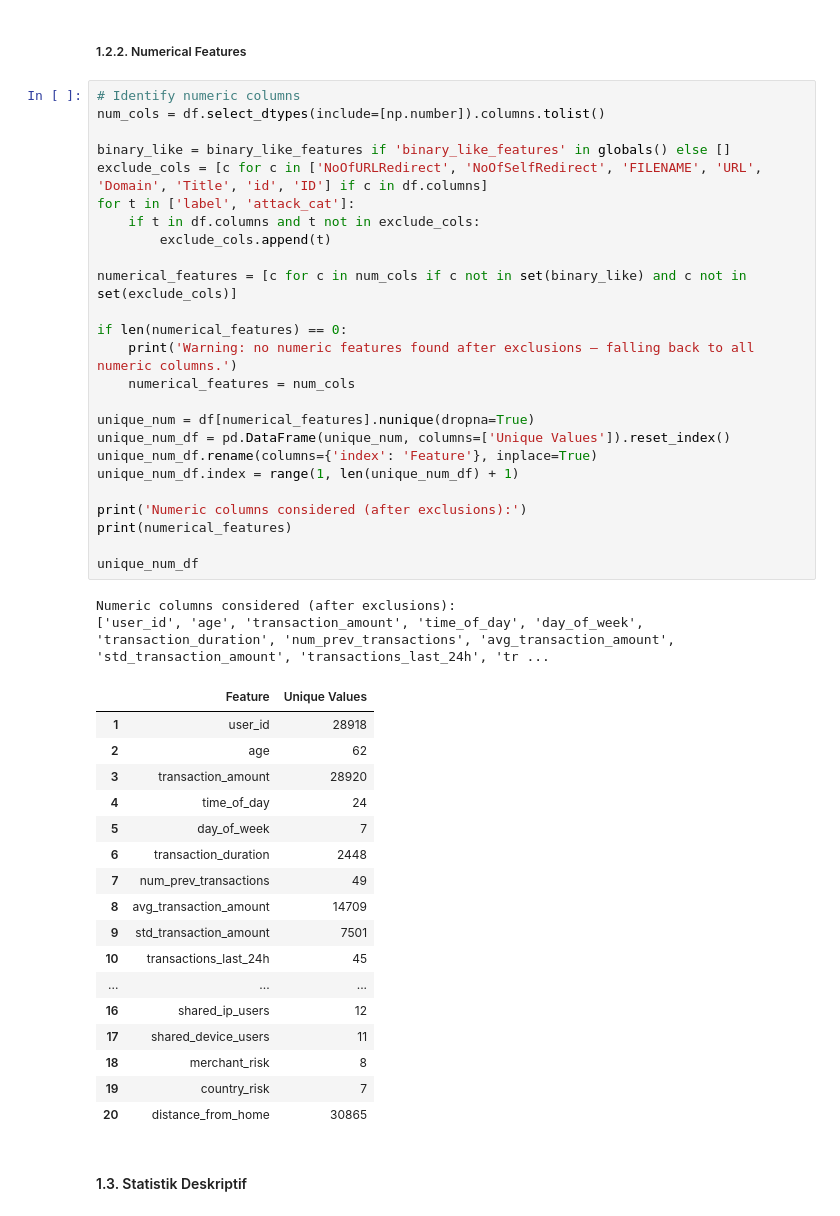
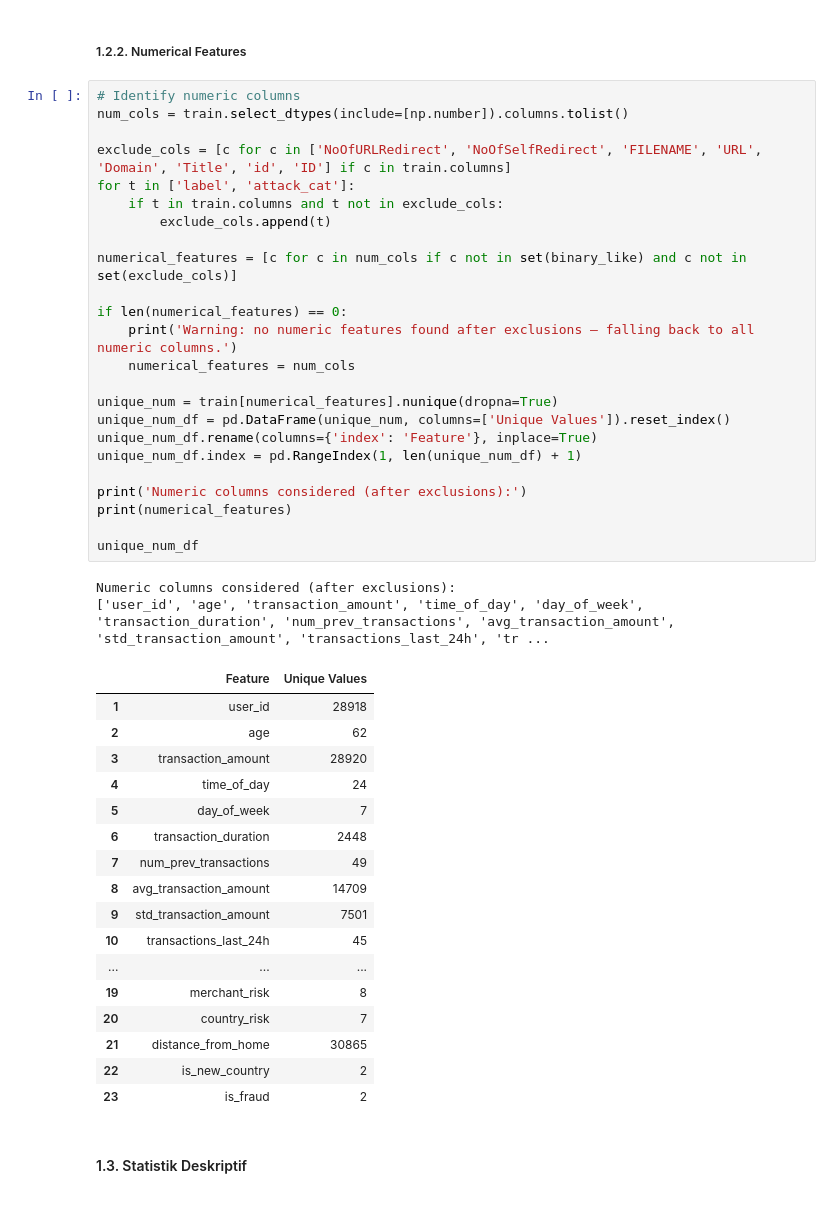
Before and after one commit to wiijaakk/IF3070_Tubes2_AbyuDAIya-Ganbatte, a Jupyter notebook: IF3070 Dasar Artificial Intelligence _ Tugas Besar 2 Notebook.ipynb, the cells around one changed output. Cells and saved outputs as stored; diff of their text form.

```diff
--- a/IF3070 Dasar Artificial Intelligence _ Tugas Besar 2 Notebook.ipynb
+++ b/IF3070 Dasar Artificial Intelligence _ Tugas Besar 2 Notebook.ipynb
@@ -223,49 +203,48 @@ Number of Unique Values for Categorical Features (including detected 0/1/NaN num
 ##### 1.2.2. Numerical Features
 # %%
 # Identify numeric columns
-num_cols = df.select_dtypes(include=[np.number]).columns.tolist()
+num_cols = train.select_dtypes(include=[np.number]).columns.tolist()
 
-binary_like = binary_like_features if 'binary_like_features' in globals() else []
-exclude_cols = [c for c in ['NoOfURLRedirect', 'NoOfSelfRedirect', 'FILENAME', 'URL', 'Domain', 'Title', 'id', 'ID'] if c in df.columns]
+exclude_cols = [c for c in ['NoOfURLRedirect', 'NoOfSelfRedirect', 'FILENAME', 'URL', 'Domain', 'Title', 'id', 'ID'] if c in train.columns]
 for t in ['label', 'attack_cat']:
-    if t in df.columns and t not in exclude_cols:
+    if t in train.columns and t not in exclude_cols:
         exclude_cols.append(t)
 
 numerical_features = [c for c in num_cols if c not in set(binary_like) and c not in set(exclude_cols)]
 
 if len(numerical_features) == 0:
     print('Warning: no numeric features found after exclusions — falling back to all numeric columns.')
     numerical_features = num_cols
 
-unique_num = df[numerical_features].nunique(dropna=True)
+unique_num = train[numerical_features].nunique(dropna=True)
 unique_num_df = pd.DataFrame(unique_num, columns=['Unique Values']).reset_index()
 unique_num_df.rename(columns={'index': 'Feature'}, inplace=True)
-unique_num_df.index = range(1, len(unique_num_df) + 1)
+unique_num_df.index = pd.RangeIndex(1, len(unique_num_df) + 1)
 
 print('Numeric columns considered (after exclusions):')
 print(numerical_features)
 
 unique_num_df
 # %% [output]
 Numeric columns considered (after exclusions):
 ['user_id', 'age', 'transaction_amount', 'time_of_day', 'day_of_week', 'transaction_duration', 'num_prev_transactions', 'avg_transaction_amount', 'std_transaction_amount', 'transactions_last_24h', 'tr ...
 |  | Feature | Unique Values |
 | 1 | user_id | 28918 |
 | 2 | age | 62 |
 | 3 | transaction_amount | 28920 |
 | 4 | time_of_day | 24 |
 | 5 | day_of_week | 7 |
 | 6 | transaction_duration | 2448 |
 | 7 | num_prev_transactions | 49 |
 | 8 | avg_transaction_amount | 14709 |
 | 9 | std_transaction_amount | 7501 |
 | 10 | transactions_last_24h | 45 |
 | ... | ... | ... |
-| 16 | shared_ip_users | 12 |
-| 17 | shared_device_users | 11 |
-| 18 | merchant_risk | 8 |
-| 19 | country_risk | 7 |
-| 20 | distance_from_home | 30865 |
+| 19 | merchant_risk | 8 |
+| 20 | country_risk | 7 |
+| 21 | distance_from_home | 30865 |
+| 22 | is_new_country | 2 |
+| 23 | is_fraud | 2 |
 # %% [markdown]
 #### 1.3. Statistik Deskriptif
 # %%
```
Also changed, not shown: parts of 14 cells of this notebook, 13 other files.
